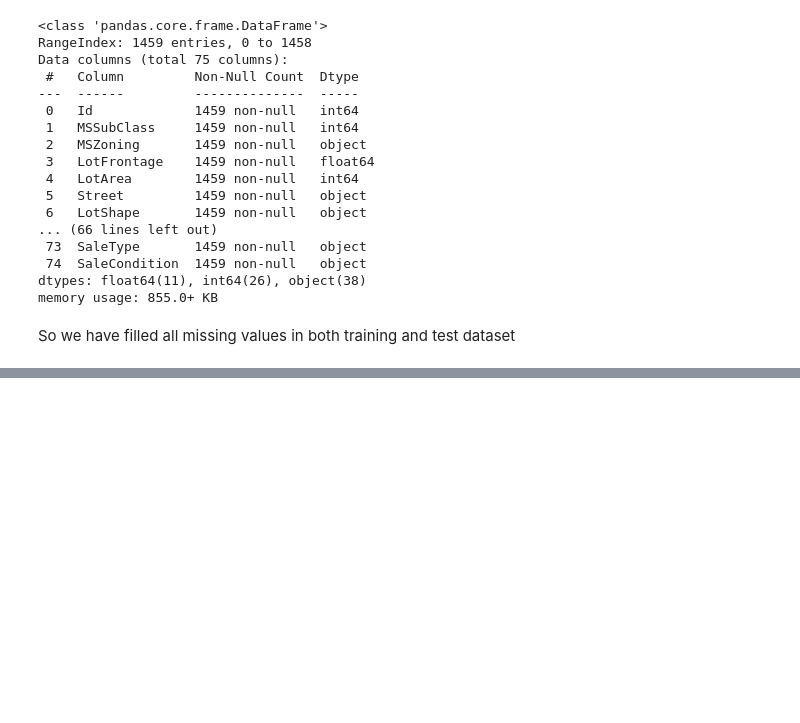
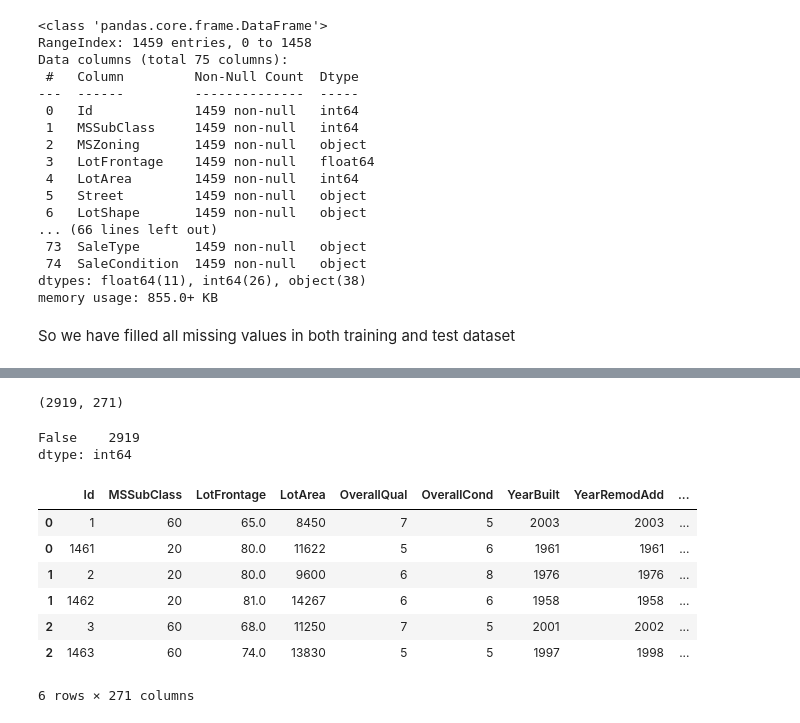
Before and after one commit to pranzalkhadka/HousingPrice, a Jupyter notebook: Housing_price.ipynb, the cells around one changed output, grey strips where cells are left out. Drawn from its saved outputs; the diff is of its cells as text; code cells hidden in the pictures; blank space fills up the shorter version.

```diff
--- a/Housing_price.ipynb
+++ b/Housing_price.ipynb
@@ -655,0 +838,9 @@ So we have filled all missing values in both training and test dataset
+# %%
+merged_df.shape
+# %% [output]
+(2919, 271)
+# %%
+merged_df.duplicated().value_counts()
+# %% [output]
+False    2919
+dtype: int64
@@ -655,0 +850,11 @@ So we have filled all missing values in both training and test dataset
+# %%
+train_df.head(6)
+# %% [output]
+|  | Id | MSSubClass | LotFrontage | LotArea | OverallQual | OverallCond | YearBuilt | YearRemodAdd | ... |
+| 0 | 1 | 60 | 65.0 | 8450 | 7 | 5 | 2003 | 2003 | ... |
+| 0 | 1461 | 20 | 80.0 | 11622 | 5 | 6 | 1961 | 1961 | ... |
+| 1 | 2 | 20 | 80.0 | 9600 | 6 | 8 | 1976 | 1976 | ... |
+| 1 | 1462 | 20 | 81.0 | 14267 | 6 | 6 | 1958 | 1958 | ... |
+| 2 | 3 | 60 | 68.0 | 11250 | 7 | 5 | 2001 | 2002 | ... |
+| 2 | 1463 | 60 | 74.0 | 13830 | 5 | 5 | 1997 | 1998 | ... |
+6 rows × 271 columns
```
Also changed, not shown: parts of 53 cells of this notebook.
